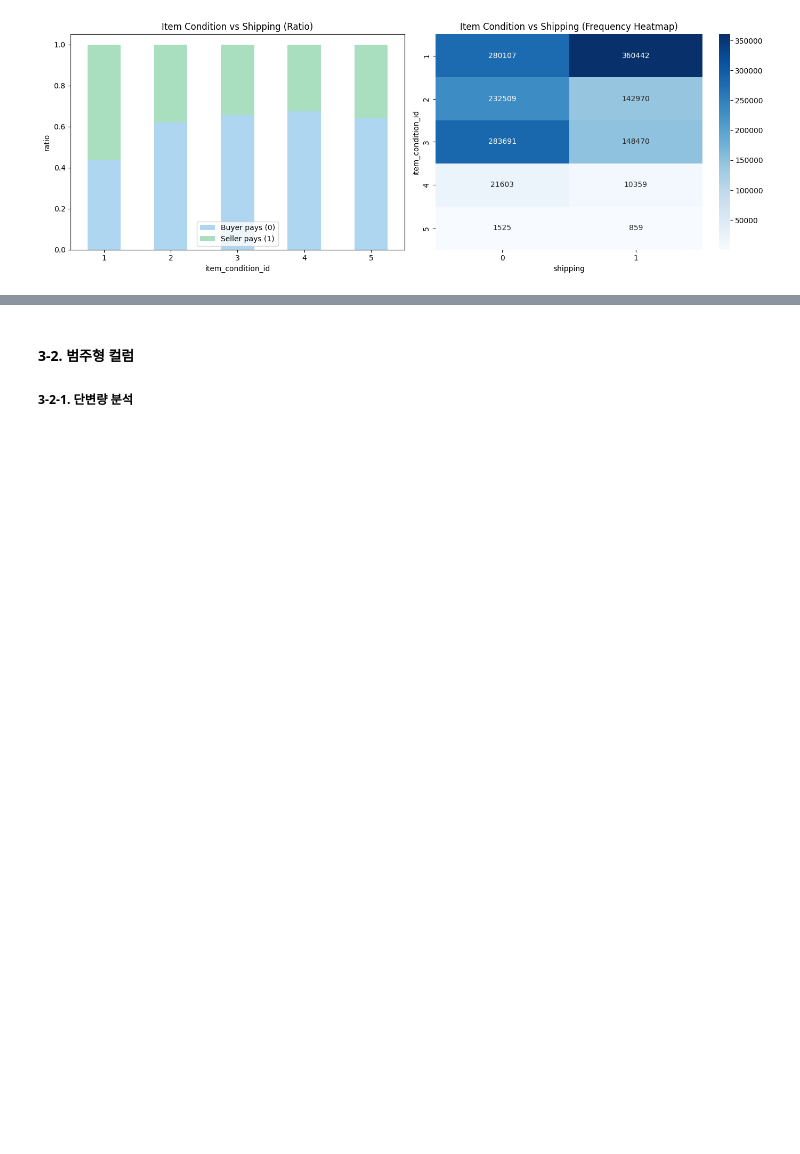
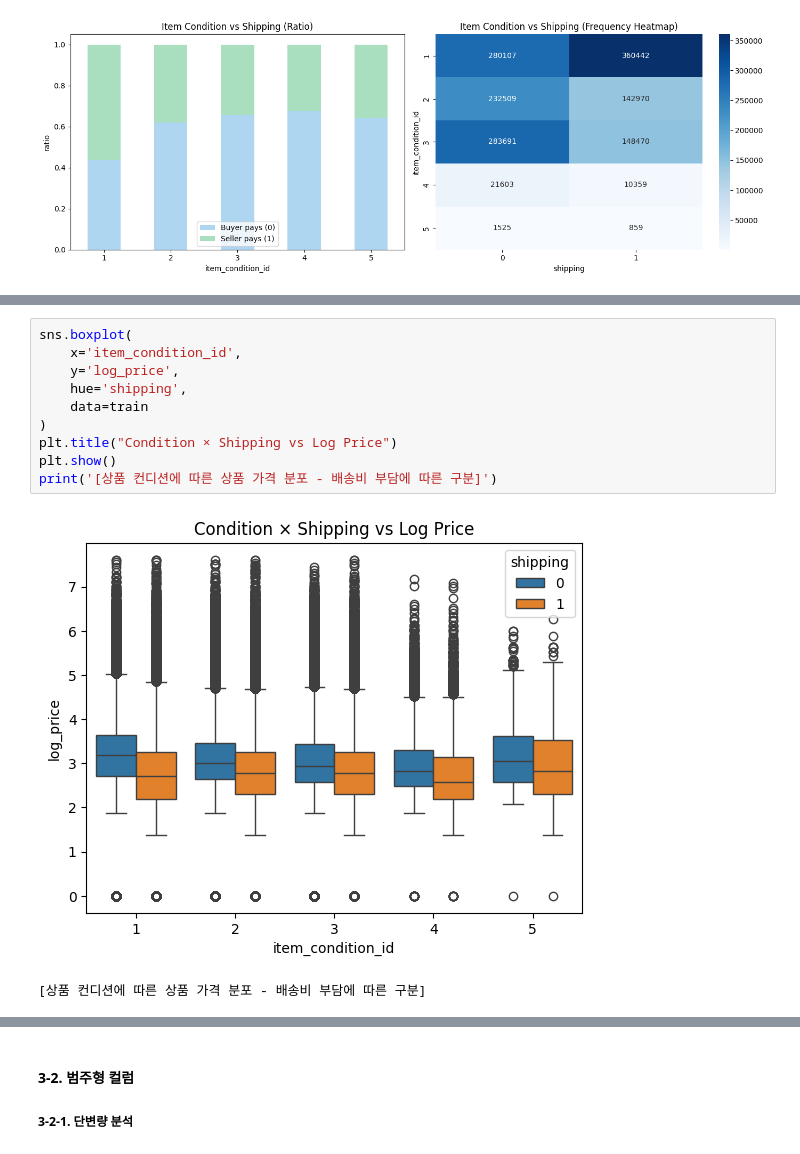
Before and after one commit to hoongg7755/404, a Jupyter notebook: dataton_project_train_v4.ipynb, the cells around one changed output, grey strips where cells are left out. Saved outputs shown, nothing was run; the diff lists cells and outputs as text; blank space fills up the shorter version.

```diff
--- a/dataton_project_train_v4.ipynb
+++ b/dataton_project_train_v4.ipynb
@@ -493 +511,14 @@ plt.show()
+# %%
+sns.boxplot(
+    x='item_condition_id',
+    y='log_price',
+    hue='shipping',
+    data=train
+)
+plt.title("Condition × Shipping vs Log Price")
+plt.show()
+print('[상품 컨디션에 따른 상품 가격 분포 - 배송비 부담에 따른 구분]')
+# %% [output]
+[figure, added]
+[상품 컨디션에 따른 상품 가격 분포 - 배송비 부담에 따른 구분]
 # %% [markdown]
```
Also changed, not shown: parts of 68 cells of this notebook.
